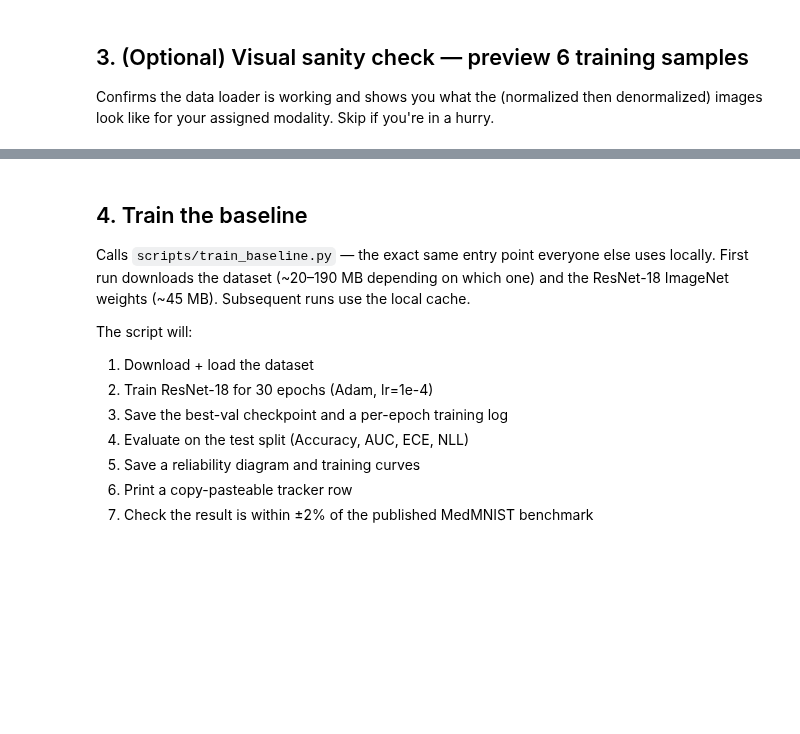
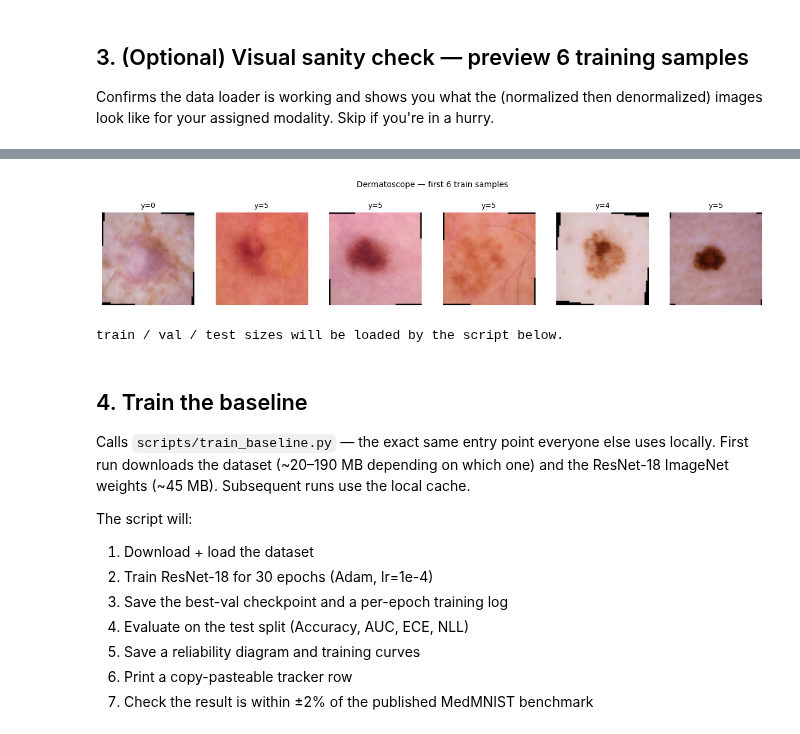
Before and after one commit to mustafaerensoyhan/uncertainty-tta-medmnist, a Jupyter notebook: notebooks/kaggle_baseline.ipynb, the cells around one changed output, grey strips where cells are left out. Drawn from its saved outputs; the diff is of its cells as text; code cells hidden in the pictures; blank space fills up the shorter version.

```diff
--- a/notebooks/kaggle_baseline.ipynb
+++ b/notebooks/kaggle_baseline.ipynb
@@ -51,31 +142,32 @@ Confirms the data loader is working and shows you what the (normalized then deno
 # %%
-import sys
-sys.path.insert(0, '.')  # so we can import src.* directly
 from src.data import get_dataset
 from src.config import get_config
 import matplotlib.pyplot as plt
 
 cfg = get_config(DATASET)
 train_ds = get_dataset(cfg, split='train', img_size=64)
 
 IMAGENET_MEAN = [0.485, 0.456, 0.406]
 IMAGENET_STD  = [0.229, 0.224, 0.225]
 
 def denorm(t):
     t = t.clone()
     for c in range(3):
         t[c] = t[c] * IMAGENET_STD[c] + IMAGENET_MEAN[c]
     return t.clamp(0, 1)
 
 fig, axes = plt.subplots(1, 6, figsize=(12, 2.2))
 for i, ax in enumerate(axes):
     img, lbl = train_ds[i]
     ax.imshow(denorm(img).permute(1, 2, 0).numpy())
     ax.set_title(f'y={int(lbl.squeeze())}', fontsize=9)
     ax.axis('off')
 plt.suptitle(f'{cfg.modality} — first 6 train samples', y=1.05, fontsize=10)
 plt.tight_layout(); plt.show()
 print(f'train / val / test sizes will be loaded by the script below.')
+# %% [output]
+[figure, added]
+train / val / test sizes will be loaded by the script below.
 # %% [markdown]
 ## 4. Train the baseline
 
```
Also changed, not shown: parts of 18 cells of this notebook, 2 other files.
